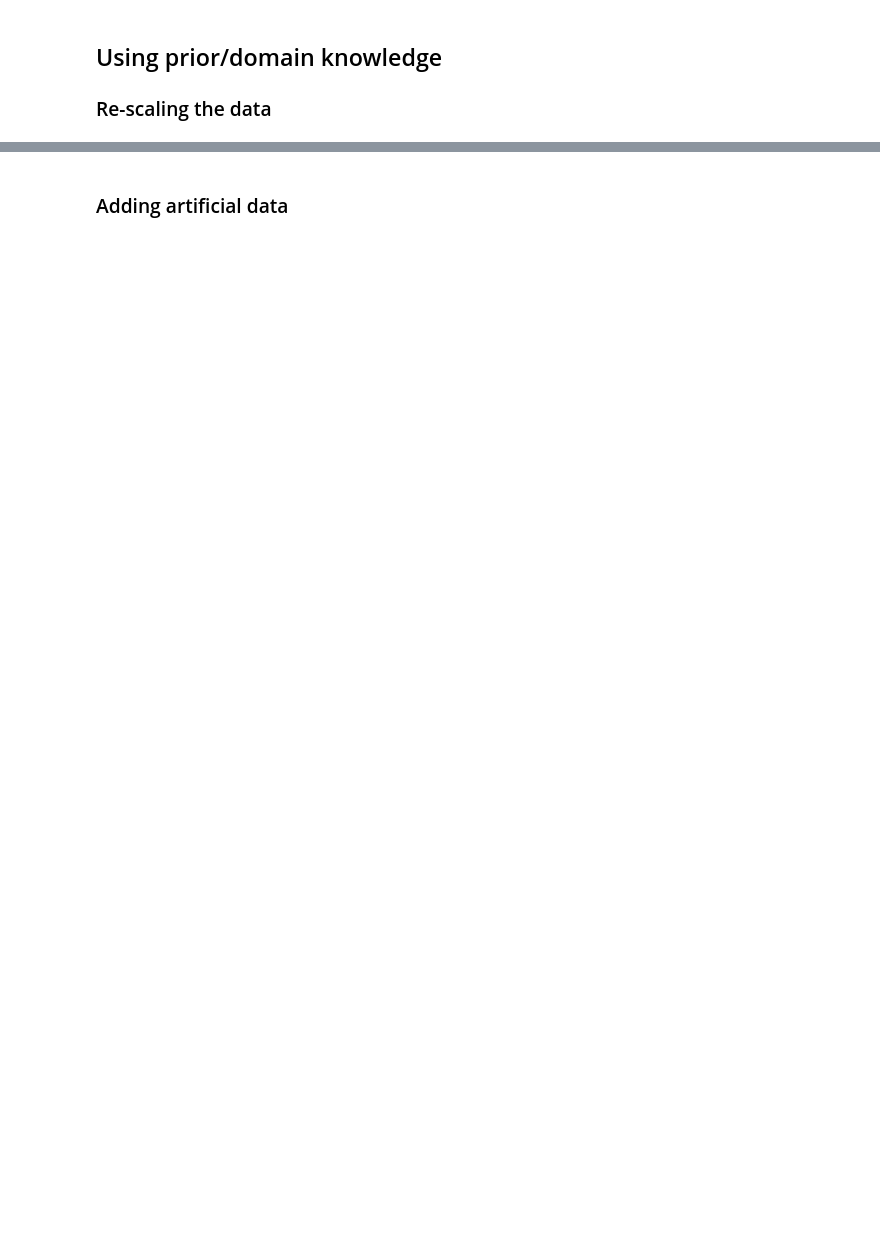
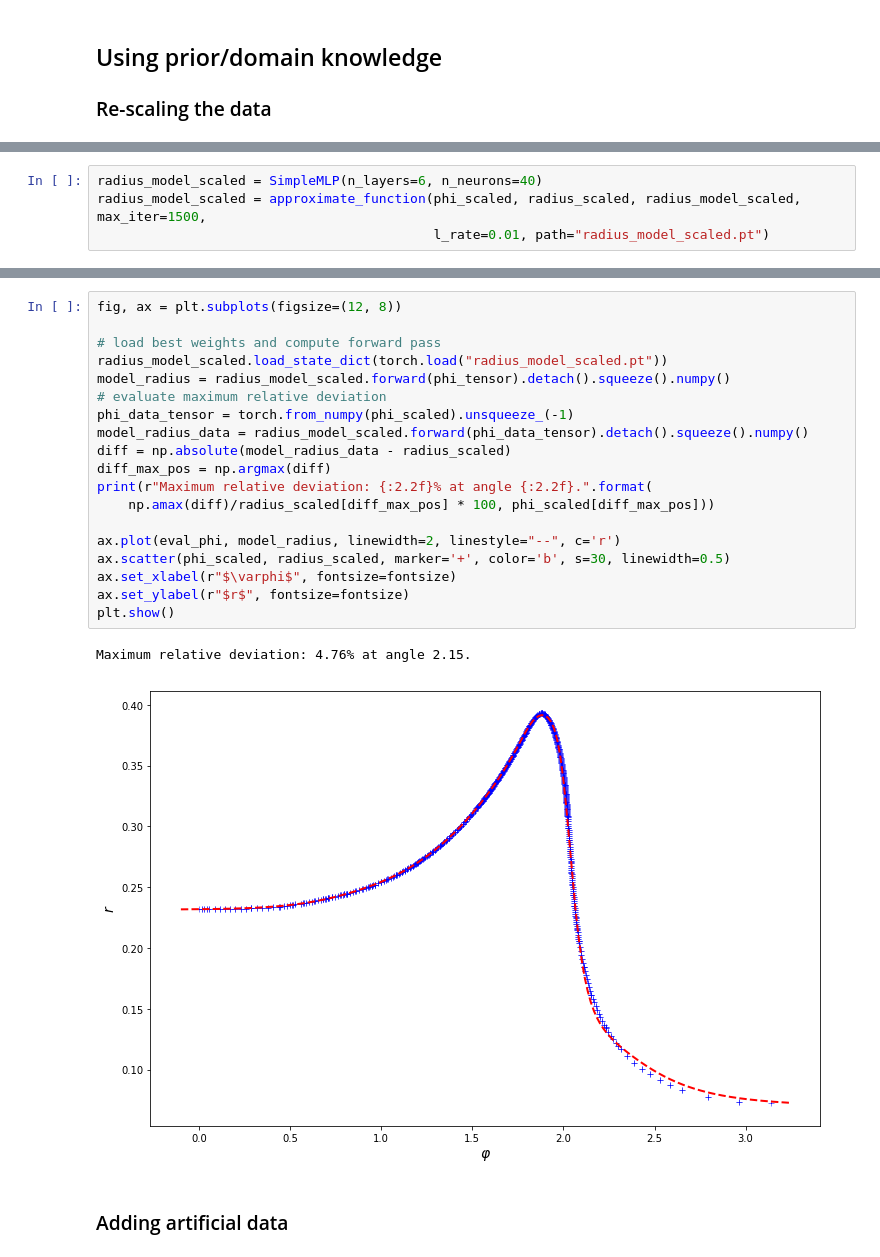
Before and after one commit to AndreWeiner/machine-learning-applied-to-cfd, a Jupyter notebook: notebooks/spherical_cap_shape_approximation.ipynb, the cells around one changed output, grey strips where cells are left out. Drawn from its saved outputs; the diff is of its cells as text; blank space fills up the shorter version.

```diff
--- a/notebooks/spherical_cap_shape_approximation.ipynb
+++ b/notebooks/spherical_cap_shape_approximation.ipynb
@@ -74,0 +257,4 @@ plt.show()
+# %%
+radius_model_scaled = SimpleMLP(n_layers=6, n_neurons=40)
+radius_model_scaled = approximate_function(phi_scaled, radius_scaled, radius_model_scaled, max_iter=1500,
+                                           l_rate=0.01, path="radius_model_scaled.pt")
@@ -75,2 +279,24 @@ plt.show()
+# %%
+fig, ax = plt.subplots(figsize=(12, 8))
+
+# load best weights and compute forward pass
+radius_model_scaled.load_state_dict(torch.load("radius_model_scaled.pt"))
+model_radius = radius_model_scaled.forward(phi_tensor).detach().squeeze().numpy()
+# evaluate maximum relative deviation
+phi_data_tensor = torch.from_numpy(phi_scaled).unsqueeze_(-1)
+model_radius_data = radius_model_scaled.forward(phi_data_tensor).detach().squeeze().numpy()
+diff = np.absolute(model_radius_data - radius_scaled)
+diff_max_pos = np.argmax(diff)
+print(r"Maximum relative deviation: {:2.2f}% at angle {:2.2f}.".format(
+    np.amax(diff)/radius_scaled[diff_max_pos] * 100, phi_scaled[diff_max_pos]))
+
+ax.plot(eval_phi, model_radius, linewidth=2, linestyle="--", c='r')
+ax.scatter(phi_scaled, radius_scaled, marker='+', color='b', s=30, linewidth=0.5)
+ax.set_xlabel(r"$\varphi$", fontsize=fontsize)
+ax.set_ylabel(r"$r$", fontsize=fontsize)
+plt.show()
+# %% [output]
+Maximum relative deviation: 4.76% at angle 2.15.
+[figure, added]
 # %% [markdown]
 ### Adding artificial data<a id="artificial_data"></a>
```
Also changed, not shown: parts of 16 cells of this notebook, 3 other files.
